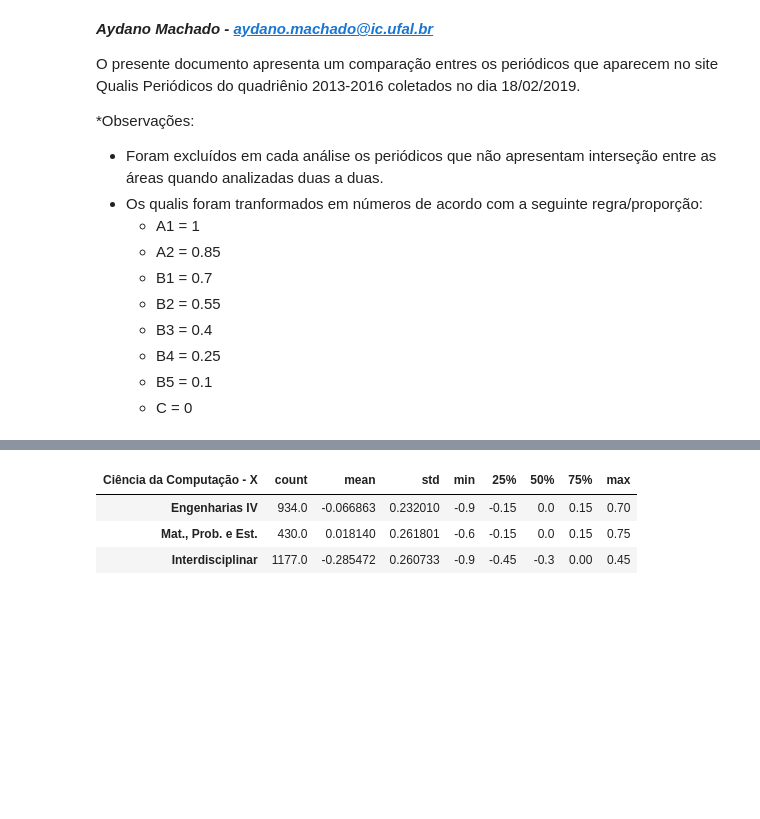
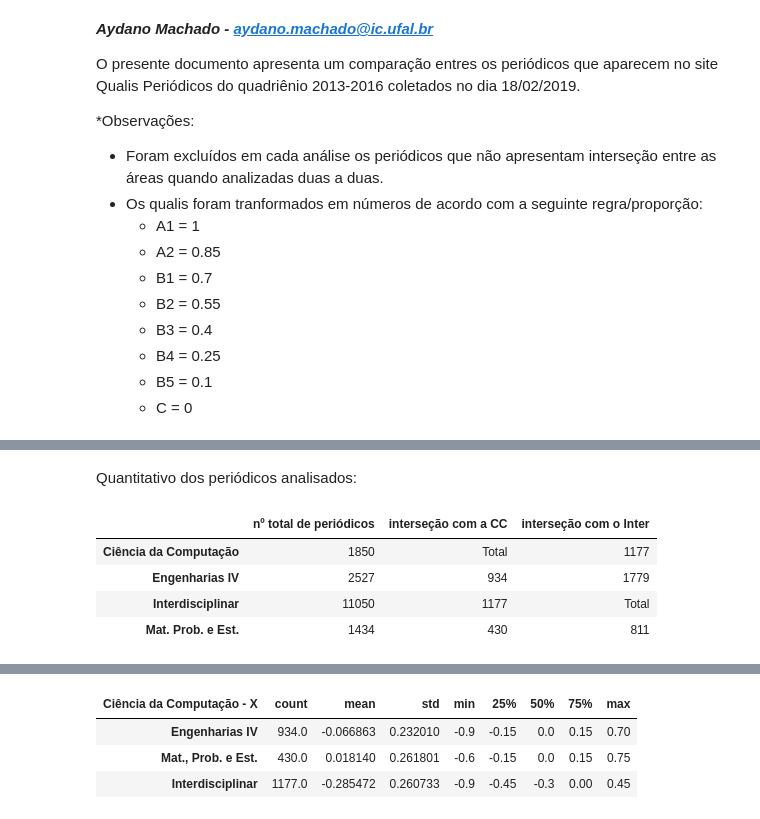
Before and after one commit to aydanomachado/qualis, a Jupyter notebook: Qualis_IC_study.ipynb, the cells around one changed output, grey strips where cells are left out. Cells and saved outputs as stored; diff of their text form; code cells hidden in the pictures; blank space fills up the shorter version.

```diff
--- a/Qualis_IC_study.ipynb
+++ b/Qualis_IC_study.ipynb
@@ -25,0 +25,10 @@ from IPython.core.display import HTML
+# %% [markdown]
+Quantitativo dos periódicos analisados:
+# %%
+display(q.n_periodicos)
+# %% [output]
+|  | nº total de periódicos | interseção com a CC | interseção com o Inter |
+| Ciência da Computação | 1850 | Total | 1177 |
+| Engenharias IV | 2527 | 934 | 1779 |
+| Interdisciplinar | 11050 | 1177 | Total |
+| Mat. Prob. e Est. | 1434 | 430 | 811 |
```
Also changed, not shown: parts of 12 cells of this notebook, 1 other file.
